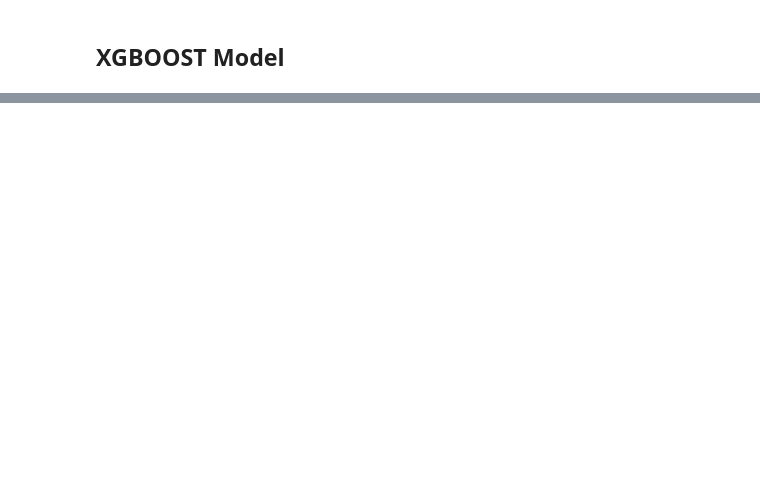
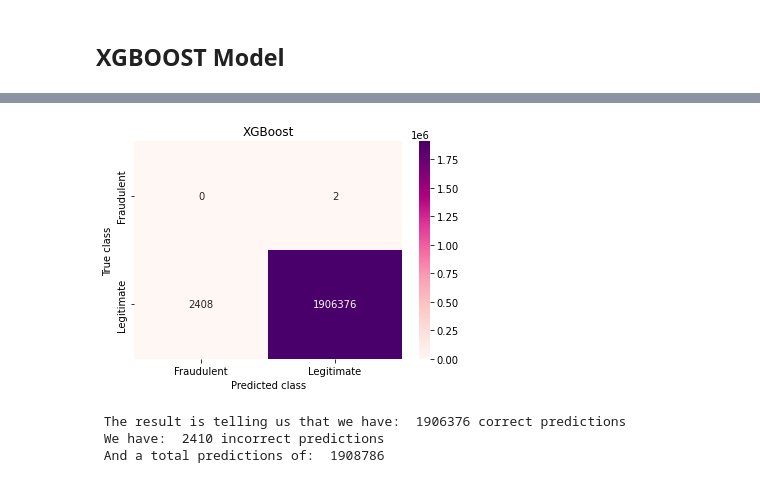
Before and after one commit to mirelaverebceanu/Transaction-Fraud-Detection, a Jupyter notebook: SyntheticDataAnalysis.ipynb, the cells around one changed output, grey strips where cells are left out. Cells and saved outputs as stored; diff of their text form; code cells hidden in the pictures; blank space fills up the shorter version.

```diff
--- a/SyntheticDataAnalysis.ipynb
+++ b/SyntheticDataAnalysis.ipynb
@@ -390,0 +379,4 @@ plt.show()
+# %%
+m1_xgb = xgboost.XGBClassifier(n_estimators=110, nthread=-1, max_depth = 3, gamma= 0.5, subsample = 0.5, seed=1729)
+# %%
+m1_xgb.fit(X_sm, y_sm)
@@ -390,0 +395,2 @@ plt.show()
+# %%
+y_predicted_xgb1 = m1_xgb.predict(X_test)
@@ -390,0 +410,7 @@ plt.show()
+# %%
+confusionMatrix(y_predicted_xgb1, y_test, "XGBoost")
+# %% [output]
+[figure, added]
+ The result is telling us that we have:  1906376 correct predictions
+ We have:  2410 incorrect predictions
+ And a total predictions of:  1908786
```
Also changed, not shown: parts of 12 cells of this notebook.
